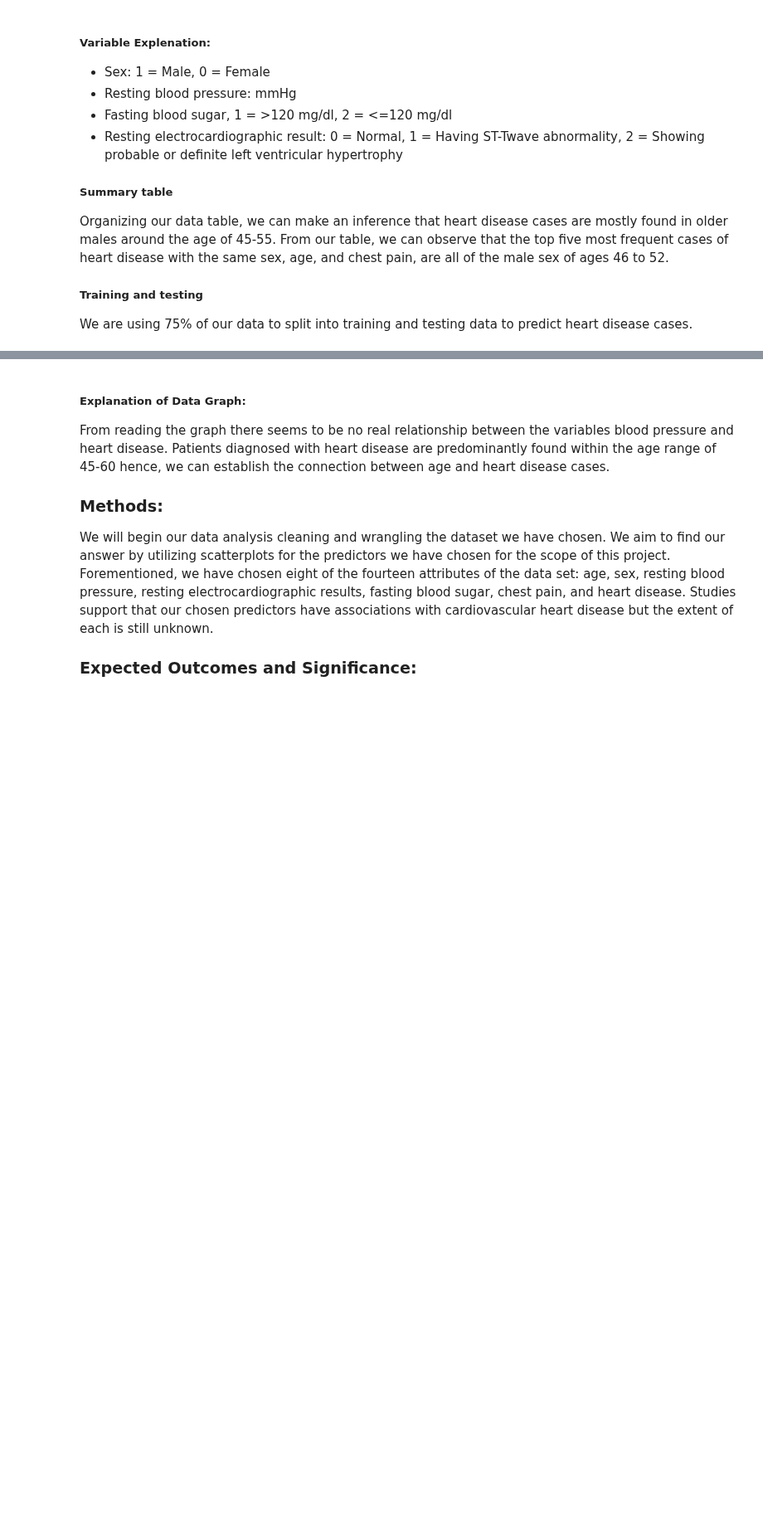
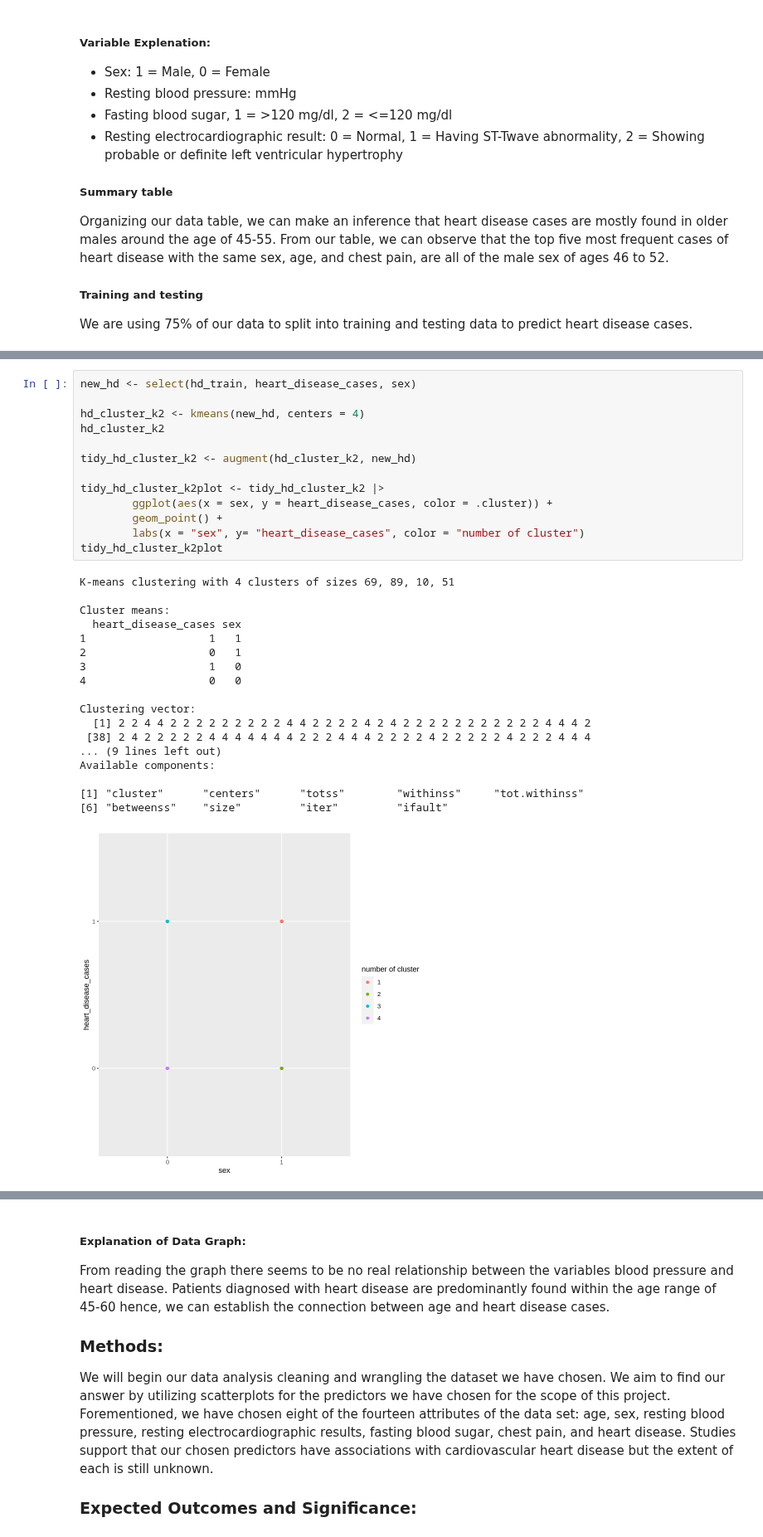
Before and after one commit to jaden-lai/DSCI-100-006-21, a Jupyter notebook: project (2).ipynb, the cells around one changed output, grey strips where cells are left out. Shown at 83% size. Saved outputs shown, nothing was run; the diff lists cells and outputs as text; blank space fills up the shorter version.

```diff
--- a/project (2).ipynb
+++ b/project (2).ipynb
@@ -143,0 +156,32 @@ heart_disease_plot
+# %%
+new_hd <- select(hd_train, heart_disease_cases, sex)
+
+hd_cluster_k2 <- kmeans(new_hd, centers = 4)
+hd_cluster_k2
+
+tidy_hd_cluster_k2 <- augment(hd_cluster_k2, new_hd)
+
+tidy_hd_cluster_k2plot <- tidy_hd_cluster_k2 |>
+        ggplot(aes(x = sex, y = heart_disease_cases, color = .cluster)) +
+        geom_point() +
+        labs(x = "sex", y= "heart_disease_cases", color = "number of cluster")
+tidy_hd_cluster_k2plot
+# %% [output]
+K-means clustering with 4 clusters of sizes 69, 89, 10, 51
+
+Cluster means:
+  heart_disease_cases sex
+1                   1   1
+2                   0   1
+3                   1   0
+4                   0   0
+
+Clustering vector:
+  [1] 2 2 4 4 2 2 2 2 2 2 2 2 2 4 4 2 2 2 2 4 2 4 2 2 2 2 2 2 2 2 2 2 2 4 4 4 2
+ [38] 2 4 2 2 2 2 2 4 4 4 4 4 4 4 2 2 2 4 4 4 2 2 2 2 4 2 2 2 2 2 4 2 2 2 4 4 4
+... (9 lines left out)
+Available components:
+
+[1] "cluster"      "centers"      "totss"        "withinss"     "tot.withinss"
+[6] "betweenss"    "size"         "iter"         "ifault"
+[figure, added]
```
Also changed, not shown: parts of 6 cells of this notebook.
